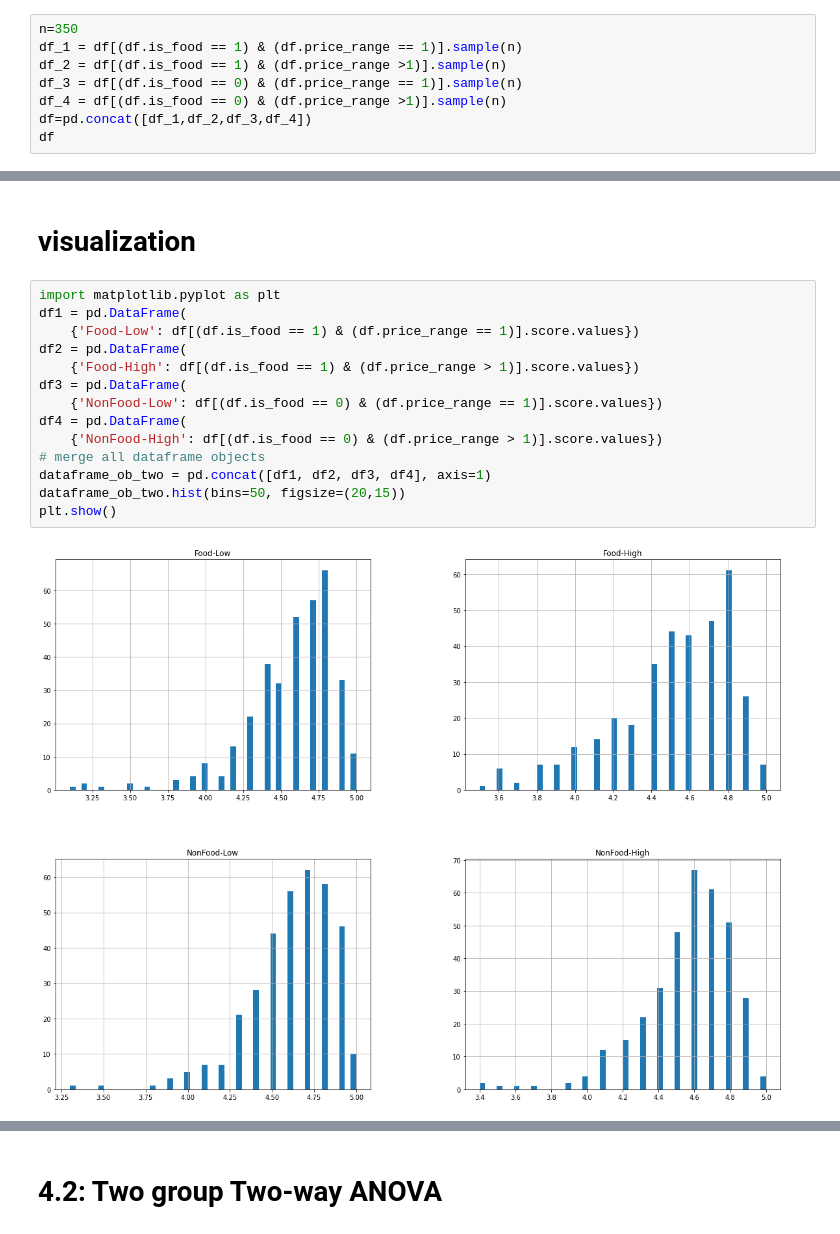
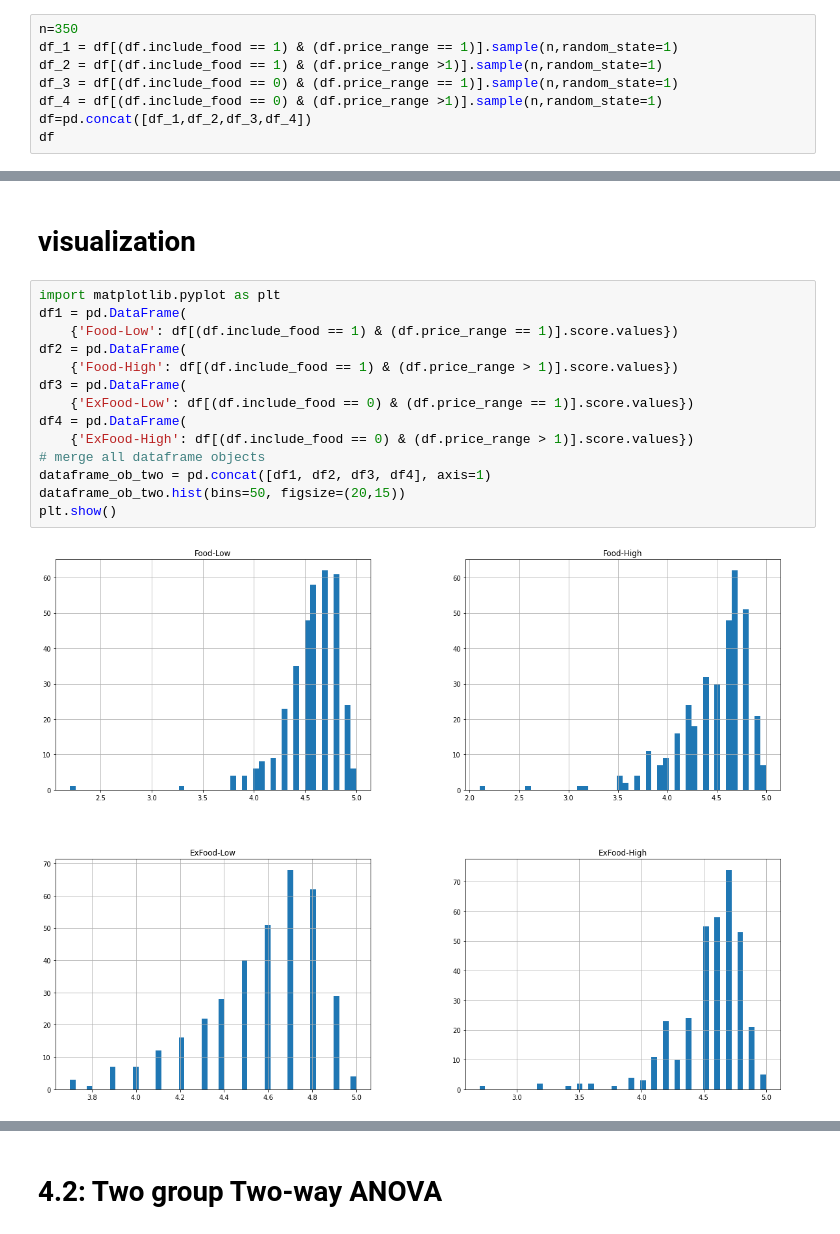
Before and after one commit to ZJHRyan/pp-workshop-try, a Jupyter notebook: useful.ipynb, the cells around one changed output, grey strips where cells are left out. Cells and saved outputs as stored; diff of their text form.

```diff
--- a/useful.ipynb
+++ b/useful.ipynb
@@ -31,10 +31,10 @@ df
 df=df.drop(columns=['Unnamed: 0','index','id'])
 # %%
 n=350
-df_1 = df[(df.is_food == 1) & (df.price_range == 1)].sample(n)
-df_2 = df[(df.is_food == 1) & (df.price_range >1)].sample(n)
-df_3 = df[(df.is_food == 0) & (df.price_range == 1)].sample(n)
-df_4 = df[(df.is_food == 0) & (df.price_range >1)].sample(n)
+df_1 = df[(df.include_food == 1) & (df.price_range == 1)].sample(n,random_state=1)
+df_2 = df[(df.include_food == 1) & (df.price_range >1)].sample(n,random_state=1)
+df_3 = df[(df.include_food == 0) & (df.price_range == 1)].sample(n,random_state=1)
+df_4 = df[(df.include_food == 0) & (df.price_range >1)].sample(n,random_state=1)
 df=pd.concat([df_1,df_2,df_3,df_4])
 df
 # %% [output]
@@ -543,19 +543,19 @@ The test statistic is NOT in the critical region, null hypothesis should be reta
 # %%
 import matplotlib.pyplot as plt
 df1 = pd.DataFrame(
-    {'Food-Low': df[(df.is_food == 1) & (df.price_range == 1)].score.values})
+    {'Food-Low': df[(df.include_food == 1) & (df.price_range == 1)].score.values})
 df2 = pd.DataFrame(
-    {'Food-High': df[(df.is_food == 1) & (df.price_range > 1)].score.values})
+    {'Food-High': df[(df.include_food == 1) & (df.price_range > 1)].score.values})
 df3 = pd.DataFrame(
-    {'NonFood-Low': df[(df.is_food == 0) & (df.price_range == 1)].score.values})
+    {'ExFood-Low': df[(df.include_food == 0) & (df.price_range == 1)].score.values})
 df4 = pd.DataFrame(
-    {'NonFood-High': df[(df.is_food == 0) & (df.price_range > 1)].score.values})
+    {'ExFood-High': df[(df.include_food == 0) & (df.price_range > 1)].score.values})
 # merge all dataframe objects
 dataframe_ob_two = pd.concat([df1, df2, df3, df4], axis=1)
 dataframe_ob_two.hist(bins=50, figsize=(20,15))
 plt.show()
 # %% [output]
-[figure, old version]
+[figure, new version]
 # %%
 import matplotlib.pyplot as plt
 #plt.boxplot(df['Hours'].values)
```
Also changed, not shown: parts of 48 cells of this notebook, 4 other files.
